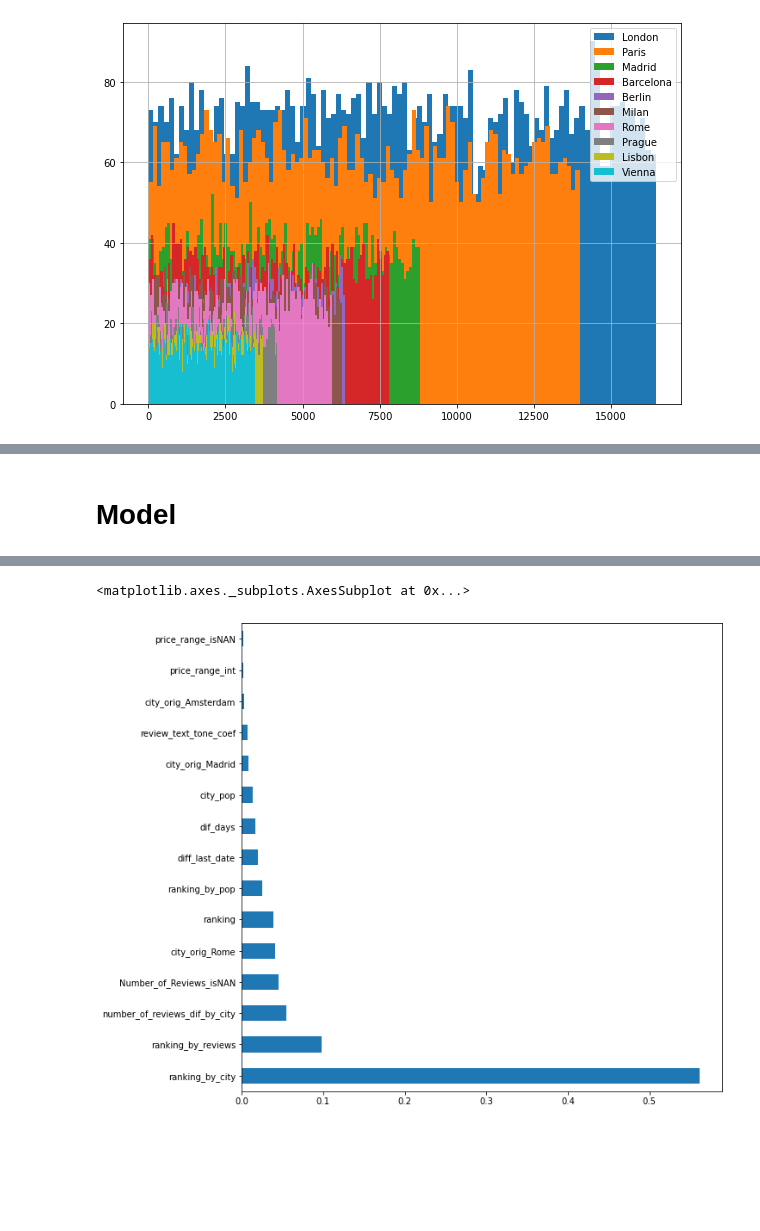
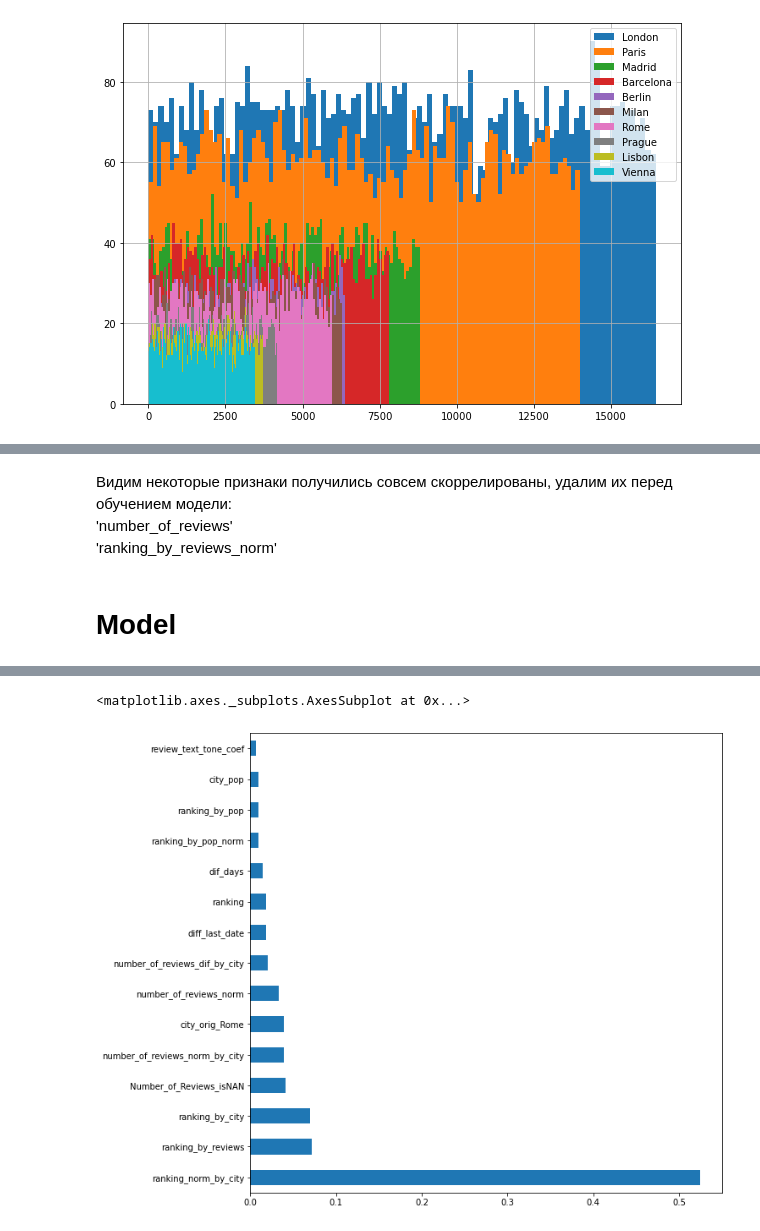
Before and after one commit to aberkoveo/skillfactory, a Jupyter notebook: Projects/Project_3/Проект_3_О_вкусной_и_здоровой_пище.ipynb, the cells around one changed output, grey strips where cells are left out. Saved outputs shown, nothing was run; the diff lists cells and outputs as text; code cells hidden in the pictures; blank space fills up the shorter version.

```diff
--- a/Projects/Project_3/Проект_3_О_вкусной_и_здоровой_пище.ipynb
+++ b/Projects/Project_3/Проект_3_О_вкусной_и_здоровой_пище.ipynb
@@ -156,0 +169,5 @@ data['ranking_by_reviews'] = data['number_of_reviews'] * data['ranking']
+# %%
+city_data = pd.read_csv('input//csv_city.csv', index_col='name')
+country_dict = city_data.to_dict()['country']
+data['country'] = data.city.apply(lambda x: country_dict[x] )
+data = pd.get_dummies(data, columns=['country'], dummy_na=True, drop_first=False)
@@ -164,0 +182,6 @@ data['ranking_by_pop'] = data['ranking'] / data['city_pop']
+# %%
+url = 'https://raw.githubusercontent.com/icyrockcom/country-capitals/master/data/country-list.csv'
+capitals = pd.read_csv(url,  error_bad_lines=False, sep=',')
+capitals.drop(['type'],axis=1, inplace=True)
+capitals = capitals.set_index('capital')
+data['capital'] = data.city.apply(lambda x: 1 if x in capitals.index else 0)
@@ -169,0 +201,3 @@ data['number_of_reviews_dif_by_city'] = data.groupby('city').number_of_reviews.t
+# %%
+data['ranking_norm_by_city'] = data.groupby('city').ranking.transform(lambda x: (x - x.mean()) / x.std())
+data['number_of_reviews_norm_by_city'] = data.groupby('city').number_of_reviews.transform(lambda x: (x - x.mean()) / x.std())
@@ -170,11 +206,9 @@ data['number_of_reviews_dif_by_city'] = data.groupby('city').number_of_reviews.t
 # %%
-# data['ranking_norm_by_city'] = data.groupby('city').ranking.transform(lambda x: (x - x.mean()) / x.std())
-# data['number_of_reviews_norm_by_city'] = data.groupby('city').number_of_reviews.transform(lambda x: (x - x.mean()) / x.std())
-# data['number_of_reviews_norm'] = data.number_of_reviews.apply(lambda x: (x - data.number_of_reviews.mean()) /
-# data.number_of_reviews.std())
+data['number_of_reviews_norm'] = data.number_of_reviews.apply(lambda x: (x - data.number_of_reviews.mean()) /
+data.number_of_reviews.std())
 
-# data['ranking_by_reviews_norm'] = data['ranking_by_reviews'].apply(lambda x: (x - data.ranking_by_reviews.mean()) / data.ranking_by_reviews.std())
+data['ranking_by_reviews_norm'] = data['ranking_by_reviews'].apply(lambda x: (x - data.ranking_by_reviews.mean()) / data.ranking_by_reviews.std())
 
-# ranking_by_pop_mean = data.ranking_by_pop.mean()
-# ranking_by_pop_std = data.ranking_by_pop.std()
-# data['ranking_by_pop_norm'] =  data.ranking_by_pop.apply(lambda x: (x - ranking_by_pop_mean) / ranking_by_pop_std)
+ranking_by_pop_mean = data.ranking_by_pop.mean()
+ranking_by_pop_std = data.ranking_by_pop.std()
+data['ranking_by_pop_norm'] =  data.ranking_by_pop.apply(lambda x: (x - ranking_by_pop_mean) / ranking_by_pop_std)
@@ -270,3 +337,7 @@ sns.heatmap(correlation, annot=True, cmap='coolwarm')
+# %% [markdown]
+Видим некоторые признаки получились совсем скоррелированы, удалим их перед обучением модели:
+'number_of_reviews'
+'ranking_by_reviews_norm'
 # %%
 train_data = data.query('sample == 1').drop(['sample'], axis=1)
 test_data = data.query('sample == 0').drop(['sample'], axis=1)
@@ -280,15 +351,13 @@ from sklearn.ensemble import RandomForestRegressor # инструмент для
 from sklearn import metrics # инструменты для оценки точности модели
 from sklearn.linear_model import LinearRegression
 
-# Наборы данных с меткой "train" будут использоваться для обучения модели, "test" - для тестирования.
-# Для тестирования мы будем использовать 25% от исходного датасета.
-# Х - данные с информацией о ресторанах, у - целевая переменная (рейтинги ресторанов)
+# Очистим датасет от признаков, отличных от числовых
 object_columns = [s for s in train_data.columns if train_data[s].dtypes == 'object']
 train_data.drop(object_columns, axis = 1, inplace=True)
 
+# Перебором найдем оптимальную комбинацию признаков для обучения
 X = train_data.drop(['rating',
                      #'ranking',
-                     'ranking_for_city',
                      #'ranking_norm_by_city',
                      'number_of_reviews',
                      'ranking_by_reviews_norm',
@@ -296,17 +365,20 @@ X = train_data.drop(['rating',
                      #'ranking_by_pop',
                      #'ranking_by_pop_norm'
                      ],
-               axis = 1, errors='ignore')
+                     axis = 1, errors='ignore')
 
-
+# Зададим целевой параметр
 y = train_data['rating']
 
+# Наборы данных с меткой "train" будут использоваться для обучения модели, "test" - для тестирования.
+# Для тестирования мы будем использовать 25% от исходного датасета.
+# Х - данные с информацией о ресторанах, у - целевая переменная (рейтинги ресторанов)
 X_train, X_test, y_train, y_test = train_test_split(X, y, test_size=0.2, random_state=RANDOM_SEED)
 
 # Создаём модель
 regr = RandomForestRegressor(n_estimators=100, verbose=1, n_jobs=-1, random_state=RANDOM_SEED)
 
-# Обучаем модель на тестовом наборе данных
+# Обучаем модель
 regr.fit(X_train, y_train)
 
 # Используем обученную модель для предсказания рейтинга ресторанов в тестовой выборке.
@@ -325,2 +397,2 @@ feat_importances.nlargest(15).plot(kind='barh')
 <matplotlib.axes._subplots.AxesSubplot at 0x...>
-[figure, old version]
+[figure, new version]
```
Also changed, not shown: parts of 58 cells of this notebook, 5 other files.
